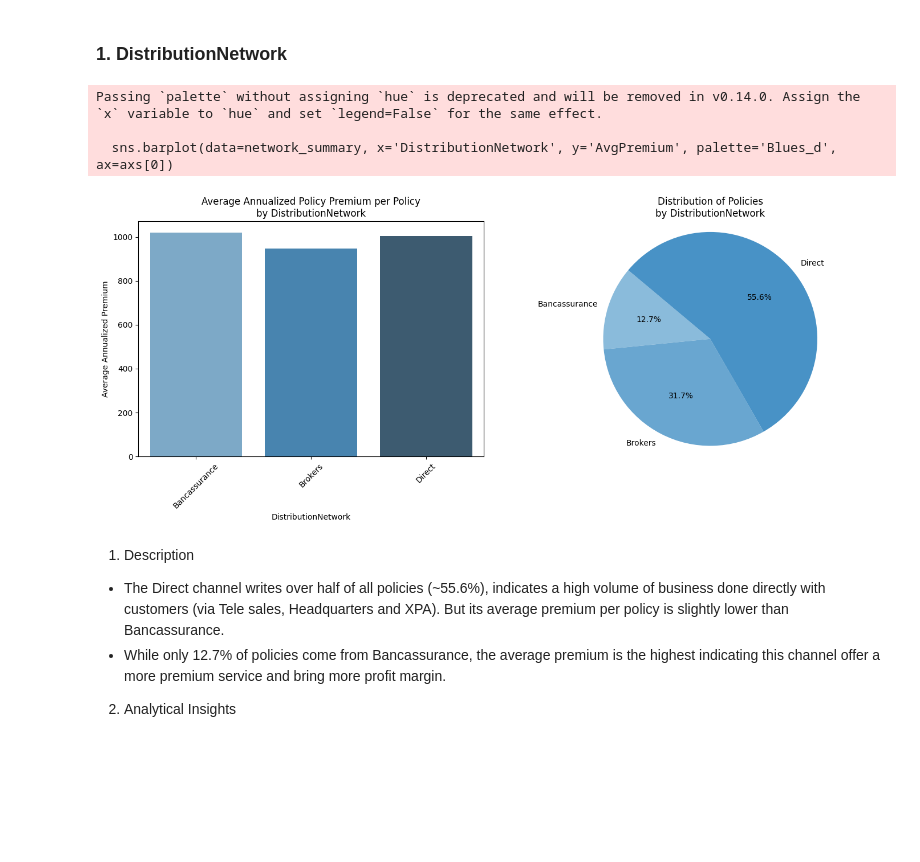
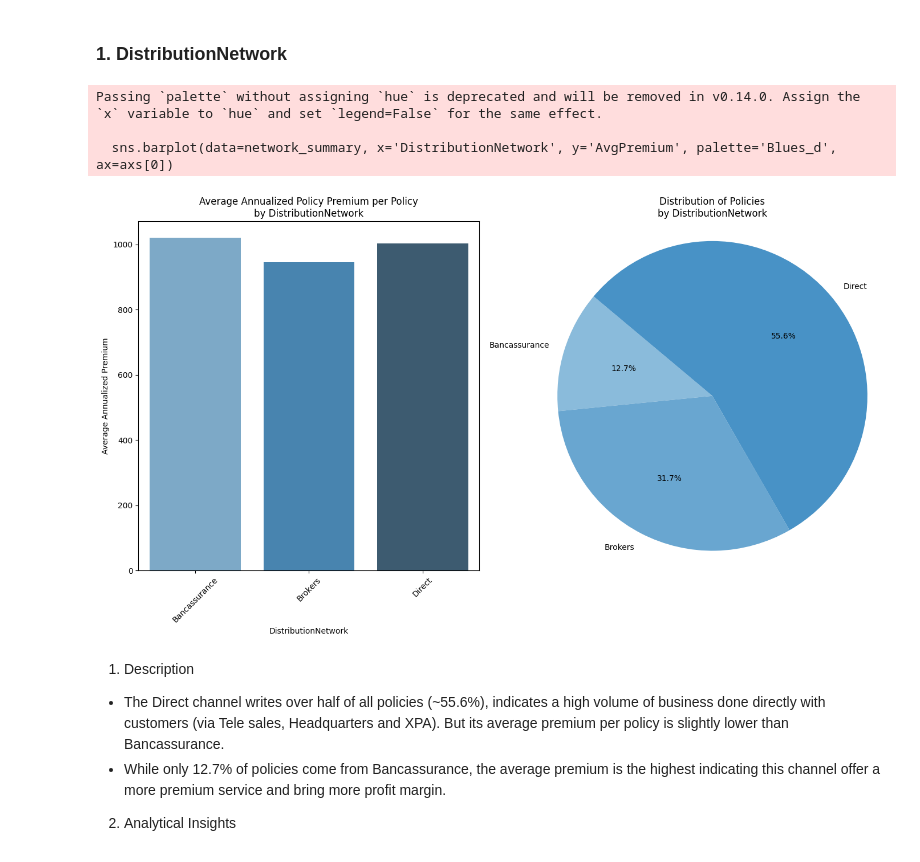
Before and after one commit to 1aXon9An/Big-Data-Group-3, a Jupyter notebook: Part_5.ipynb, the cells around one changed output. Saved outputs shown, nothing was run; the diff lists cells and outputs as text; code cells hidden in the pictures; blank space fills up the shorter version.

```diff
--- a/Part_5.ipynb
+++ b/Part_5.ipynb
@@ -31,9 +31,9 @@ import seaborn as sns
 %matplotlib inline
 
 # Read the CSV files
-brokers = pd.read_csv("c:\\Code\\HELLOWORLD\\Python\\Bigdata\\Group_project\\Brokers.csv")
-policies = pd.read_csv("c:\\Code\\HELLOWORLD\\Python\\Bigdata\\Group_project\\Policies.csv")
-claims = pd.read_csv("c:\\Code\\HELLOWORLD\\Python\\Bigdata\\Group_project\\Claims_Announce.csv")
+brokers = pd.read_excel("Cleaned_Insurance_Claims_Data.xlsx", sheet_name="Brokers")
+policies = pd.read_excel("Cleaned_Insurance_Claims_Data.xlsx", sheet_name="Policies")
+claims = pd.read_excel("Cleaned_Insurance_Claims_Data.xlsx", sheet_name="Claims Announcements")
 
 # Convert date columns
 claims['AnnouncementDate'] = pd.to_datetime(claims['AnnouncementDate'])
@@ -71,35 +71,35 @@ network_summary['AvgPremium'] = network_summary['TotalPolicyPremium'] / network_
 
 # Compute percentage distribution for the pie chart
 network_summary['Percentage'] = network_summary['PolicyCount'] / network_summary['PolicyCount'].sum() * 100
 
 # Create the figure with two subplots
-fig, axs = plt.subplots(1, 2, figsize=(14, 6))
+fig, axs = plt.subplots(1, 2, figsize=(14, 8))
 
 # Left: Bar chart – Average Annualized Policy Premium per Policy by DistributionNetwork
 sns.barplot(data=network_summary, x='DistributionNetwork', y='AvgPremium', palette='Blues_d', ax=axs[0])
 axs[0].set_title('Average Annualized Policy Premium per Policy\nby DistributionNetwork')
 axs[0].set_xlabel('DistributionNetwork')
 axs[0].set_ylabel('Average Annualized Premium')
 axs[0].tick_params(axis='x', rotation=45)
 
 # Right: Pie chart – Distribution of Policies by DistributionNetwork (Percentage)
 axs[1].pie(
     network_summary['PolicyCount'],
     labels=network_summary['DistributionNetwork'],
     autopct='%1.1f%%',
     startangle=140,
     colors=sns.color_palette('Blues_d')
 )
 axs[1].set_title('Distribution of Policies\nby DistributionNetwork')
 axs[1].axis('equal')  # Equal aspect ratio ensures that pie is drawn as a circle.
 
 plt.tight_layout()
 plt.show()
 # %% [output]
 Passing `palette` without assigning `hue` is deprecated and will be removed in v0.14.0. Assign the `x` variable to `hue` and set `legend=False` for the same effect.
 
   sns.barplot(data=network_summary, x='DistributionNetwork', y='AvgPremium', palette='Blues_d', ax=axs[0])
-[figure, old version]
+[figure, new version]
 # %% [markdown]
 1. Description
 - The Direct channel writes over half of all policies (~55.6%), indicates a high volume of business done directly with customers (via Tele sales, Headquarters and XPA). But its average premium per policy is slightly lower than Bancassurance.
```
Also changed, not shown: parts of 5 cells of this notebook.
